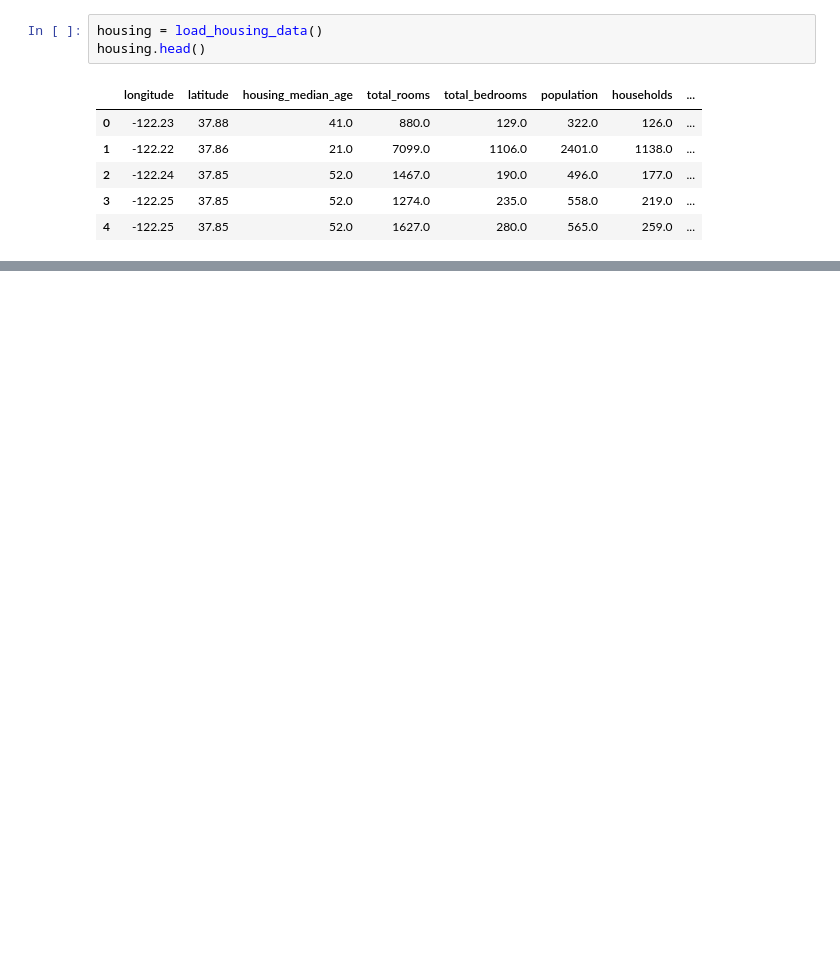
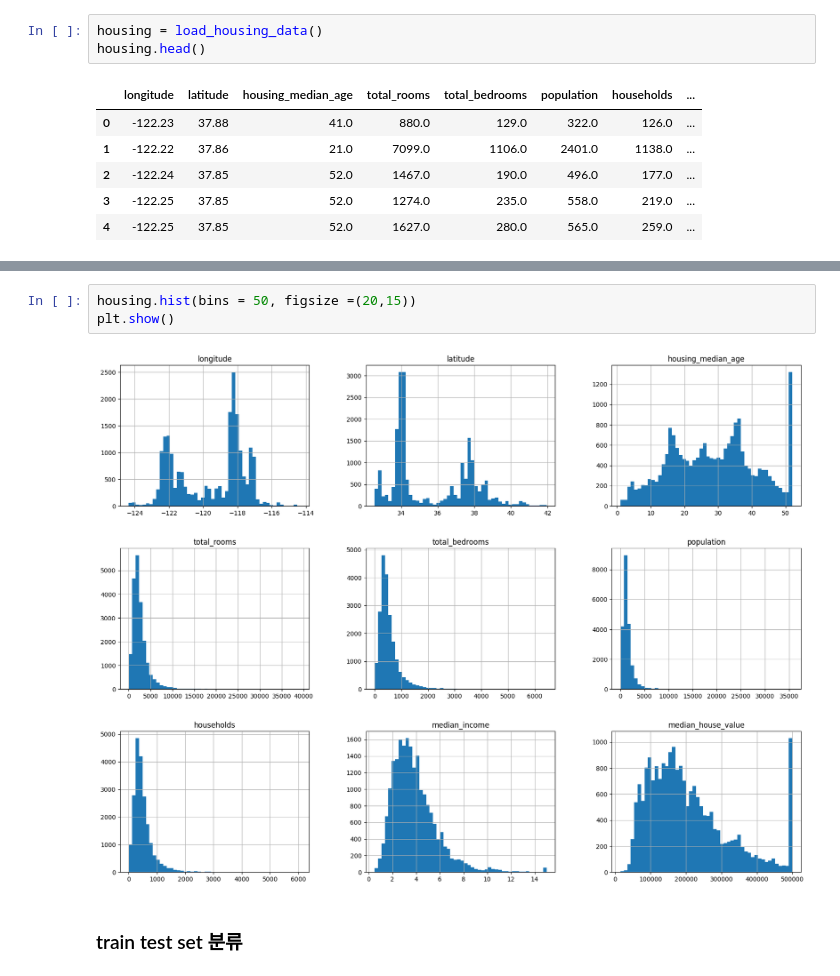
Before and after one commit to kyukwang0/Hands-On_study, a Jupyter notebook: hands-on_study.ipynb, the cells around one changed output, grey strips where cells are left out. Drawn from its saved outputs; the diff is of its cells as text; blank space fills up the shorter version.

```diff
--- a/hands-on_study.ipynb
+++ b/hands-on_study.ipynb
@@ -34,0 +97,7 @@ housing.head()
+# %%
+housing.hist(bins = 50, figsize =(20,15))
+plt.show()
+# %% [output]
+[figure, added]
+# %% [markdown]
+### train test set 분류
```
Also changed, not shown: parts of 13 cells of this notebook.
